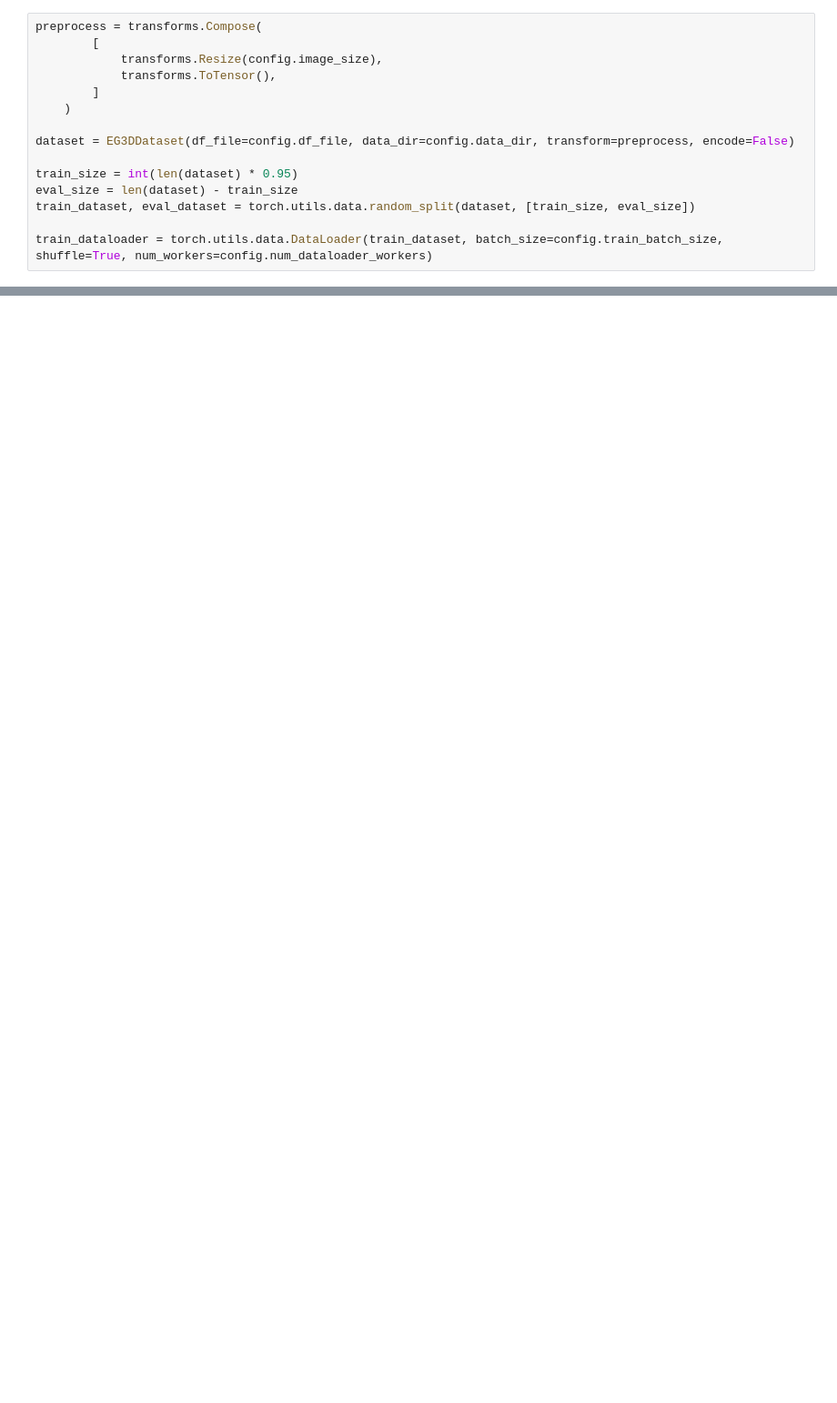
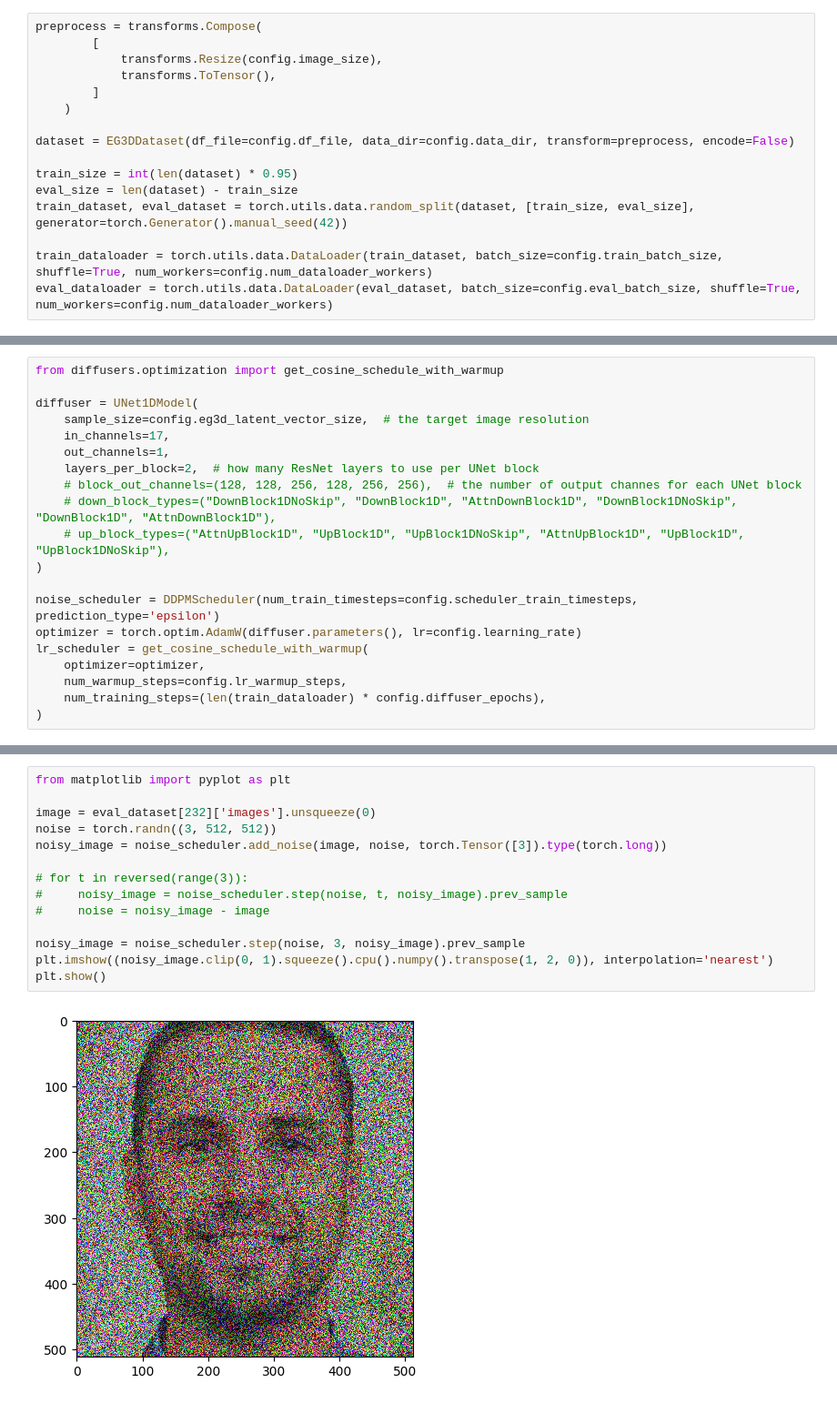
Before and after one commit to Stelath/eg3d-diffused, a Jupyter notebook: interpreter/eg3d_latent_diffusion.ipynb, the cells around one changed output, grey strips where cells are left out. Shown: that part at 91% size. Saved outputs shown, nothing was run; the diff lists cells and outputs as text; blank space fills up the shorter version.

```diff
--- a/interpreter/eg3d_latent_diffusion.ipynb
+++ b/interpreter/eg3d_latent_diffusion.ipynb
@@ -65,7 +66,8 @@ dataset = EG3DDataset(df_file=config.df_file, data_dir=config.data_dir, transfor
 
 train_size = int(len(dataset) * 0.95)
 eval_size = len(dataset) - train_size
-train_dataset, eval_dataset = torch.utils.data.random_split(dataset, [train_size, eval_size])
+train_dataset, eval_dataset = torch.utils.data.random_split(dataset, [train_size, eval_size], generator=torch.Generator().manual_seed(42))
 
 train_dataloader = torch.utils.data.DataLoader(train_dataset, batch_size=config.train_batch_size, shuffle=True, num_workers=config.num_dataloader_workers)
+eval_dataloader = torch.utils.data.DataLoader(eval_dataset, batch_size=config.eval_batch_size, shuffle=True, num_workers=config.num_dataloader_workers)
 # %%
@@ -240,0 +222,20 @@ notebook_launcher(encoder_train_loop, args, num_processes=1)
+# %%
+from diffusers.optimization import get_cosine_schedule_with_warmup
+
+diffuser = UNet1DModel(
+    sample_size=config.eg3d_latent_vector_size,  # the target image resolution
+    in_channels=17,
+    out_channels=1,
+    layers_per_block=2,  # how many ResNet layers to use per UNet block
+    # block_out_channels=(128, 128, 256, 128, 256, 256),  # the number of output channes for each UNet block
+    # down_block_types=("DownBlock1DNoSkip", "DownBlock1D", "AttnDownBlock1D", "DownBlock1DNoSkip", "DownBlock1D", "AttnDownBlock1D"),
+    # up_block_types=("AttnUpBlock1D", "UpBlock1D", "UpBlock1DNoSkip", "AttnUpBlock1D", "UpBlock1D", "UpBlock1DNoSkip"),
+)
+
+noise_scheduler = DDPMScheduler(num_train_timesteps=config.scheduler_train_timesteps, prediction_type='epsilon')
+optimizer = torch.optim.AdamW(diffuser.parameters(), lr=config.learning_rate)
+lr_scheduler = get_cosine_schedule_with_warmup(
+    optimizer=optimizer,
+    num_warmup_steps=config.lr_warmup_steps,
+    num_training_steps=(len(train_dataloader) * config.diffuser_epochs),
+)
@@ -240,0 +249,16 @@ notebook_launcher(encoder_train_loop, args, num_processes=1)
+# %%
+from matplotlib import pyplot as plt
+
+image = eval_dataset[232]['images'].unsqueeze(0)
+noise = torch.randn((3, 512, 512))
+noisy_image = noise_scheduler.add_noise(image, noise, torch.Tensor([3]).type(torch.long))
+
+# for t in reversed(range(3)):
+#     noisy_image = noise_scheduler.step(noise, t, noisy_image).prev_sample
+#     noise = noisy_image - image
+
+noisy_image = noise_scheduler.step(noise, 3, noisy_image).prev_sample
+plt.imshow((noisy_image.clip(0, 1).squeeze().cpu().numpy().transpose(1, 2, 0)), interpolation='nearest')
+plt.show()
+# %% [output]
+[figure, added]
```
Also changed, not shown: parts of 10 cells of this notebook, 8 other files.
